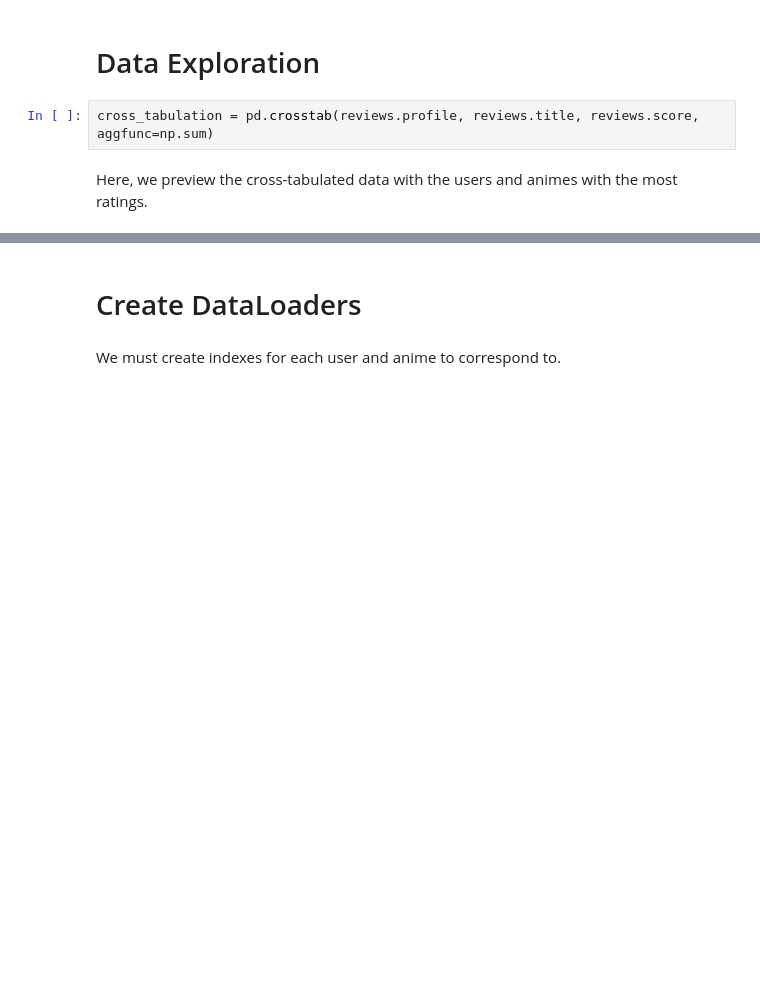
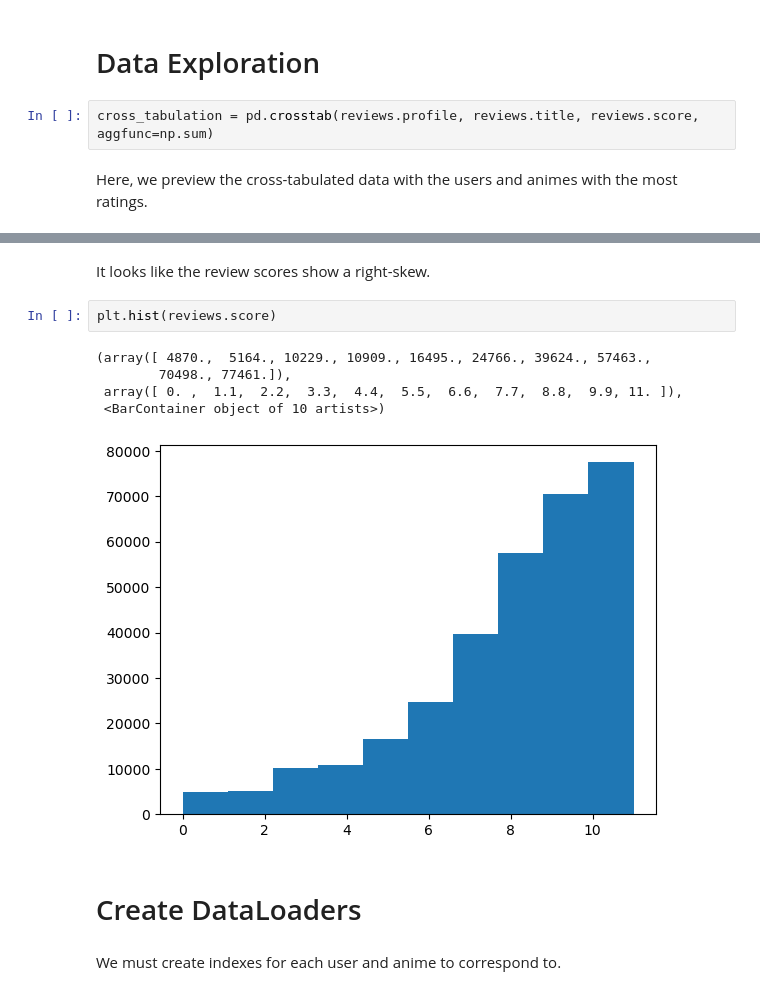
Before and after one commit to EdZ543/anime-collaborative-filtering-system, a Jupyter notebook: anime-collaborative-filtering-system.ipynb, the cells around one changed output, grey strips where cells are left out. Cells and saved outputs as stored; diff of their text form; blank space fills up the shorter version.

```diff
--- a/anime-collaborative-filtering-system.ipynb
+++ b/anime-collaborative-filtering-system.ipynb
@@ -104,6 +113,16 @@ cross_tabulation.loc[top_users, top_animes]
 | BabyGirl06301 | 36.0 | 32.0 | 36.0 | 40.0 | NaN | NaN | ... |
 | PyraXadon | 28.0 | NaN | NaN | NaN | 40.0 | NaN | ... |
 | angelsreview | NaN | NaN | NaN | NaN | NaN | 24.0 | ... |
+# %% [markdown]
+It looks like the review scores show a right-skew.
+# %%
+plt.hist(reviews.score)
+# %% [output]
+(array([ 4870.,  5164., 10229., 10909., 16495., 24766., 39624., 57463.,
+        70498., 77461.]),
+ array([ 0. ,  1.1,  2.2,  3.3,  4.4,  5.5,  6.6,  7.7,  8.8,  9.9, 11. ]),
+ <BarContainer object of 10 artists>)
+[figure, added]
 # %% [markdown]
 # Create DataLoaders
 # %% [markdown]
```
Also changed, not shown: parts of 17 cells of this notebook.
